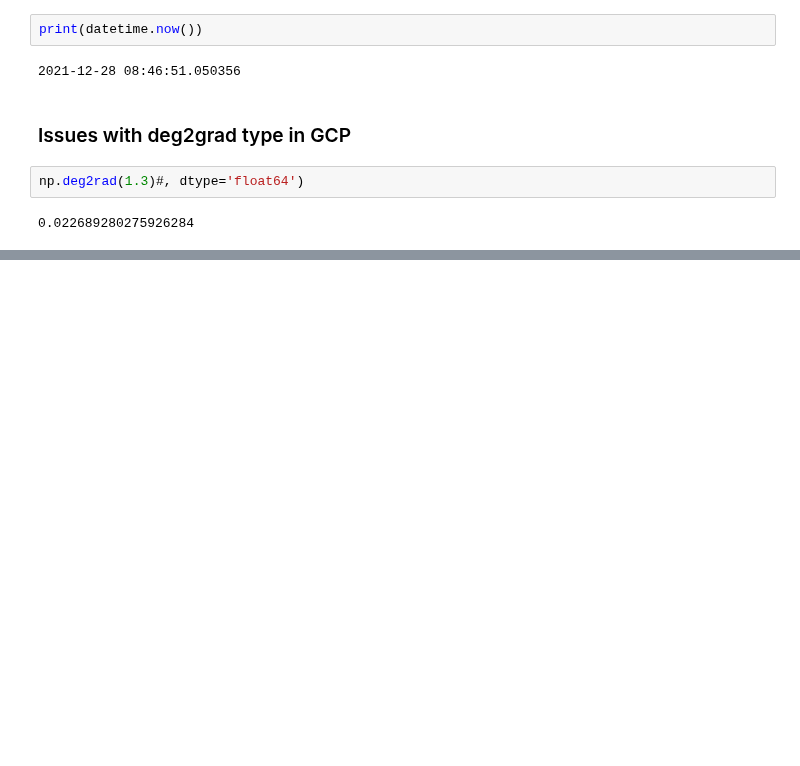
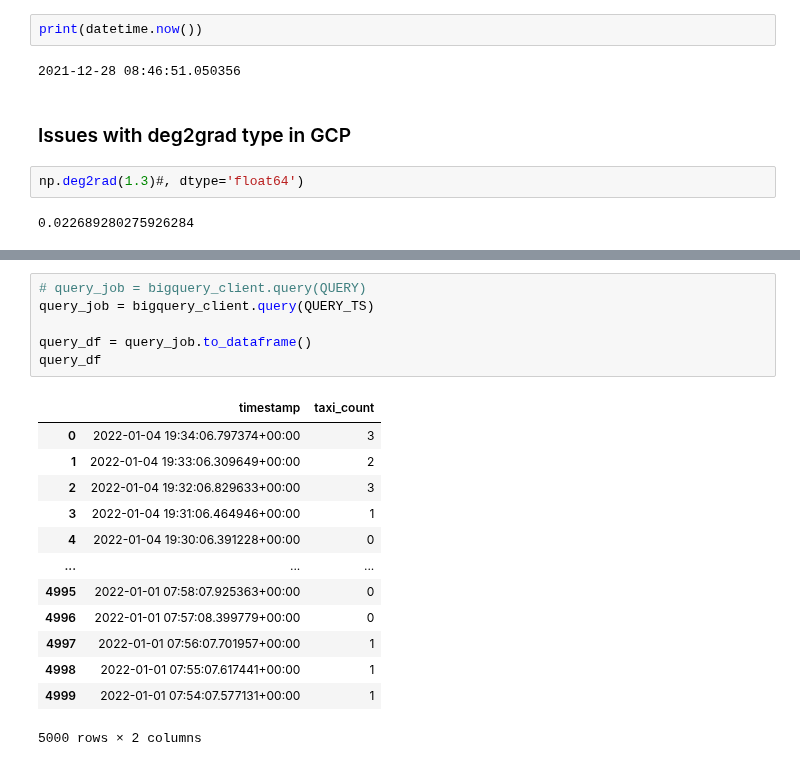
Before and after one commit to alealejandro1/taxi_compass, a Jupyter notebook: notebooks/Alejandro_taxi_compass.ipynb, the cells around one changed output, grey strips where cells are left out. Cells and saved outputs as stored; diff of their text form; blank space fills up the shorter version.

```diff
--- a/notebooks/Alejandro_taxi_compass.ipynb
+++ b/notebooks/Alejandro_taxi_compass.ipynb
@@ -729,0 +722,20 @@ query_df
+# %%
+# query_job = bigquery_client.query(QUERY)
+query_job = bigquery_client.query(QUERY_TS)
+
+query_df = query_job.to_dataframe()
+query_df
+# %% [output]
+|  | timestamp | taxi_count |
+| 0 | 2022-01-04 19:34:06.797374+00:00 | 3 |
+| 1 | 2022-01-04 19:33:06.309649+00:00 | 2 |
+| 2 | 2022-01-04 19:32:06.829633+00:00 | 3 |
+| 3 | 2022-01-04 19:31:06.464946+00:00 | 1 |
+| 4 | 2022-01-04 19:30:06.391228+00:00 | 0 |
+| ... | ... | ... |
+| 4995 | 2022-01-01 07:58:07.925363+00:00 | 0 |
+| 4996 | 2022-01-01 07:57:08.399779+00:00 | 0 |
+| 4997 | 2022-01-01 07:56:07.701957+00:00 | 1 |
+| 4998 | 2022-01-01 07:55:07.617441+00:00 | 1 |
+| 4999 | 2022-01-01 07:54:07.577131+00:00 | 1 |
+5000 rows × 2 columns
```
Also changed, not shown: parts of 27 cells of this notebook.
